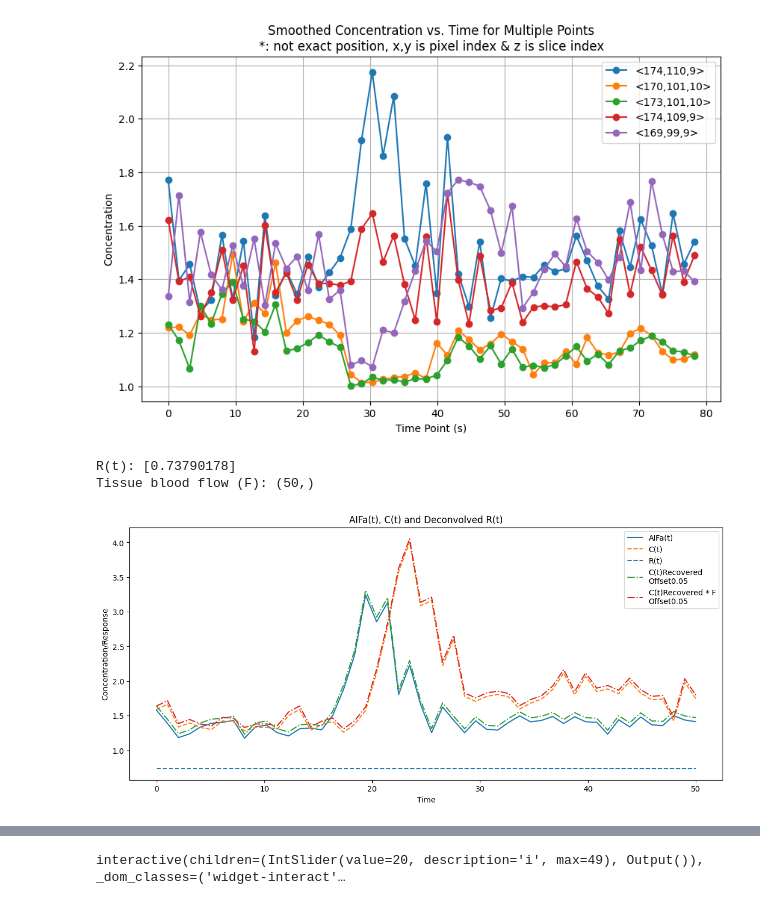
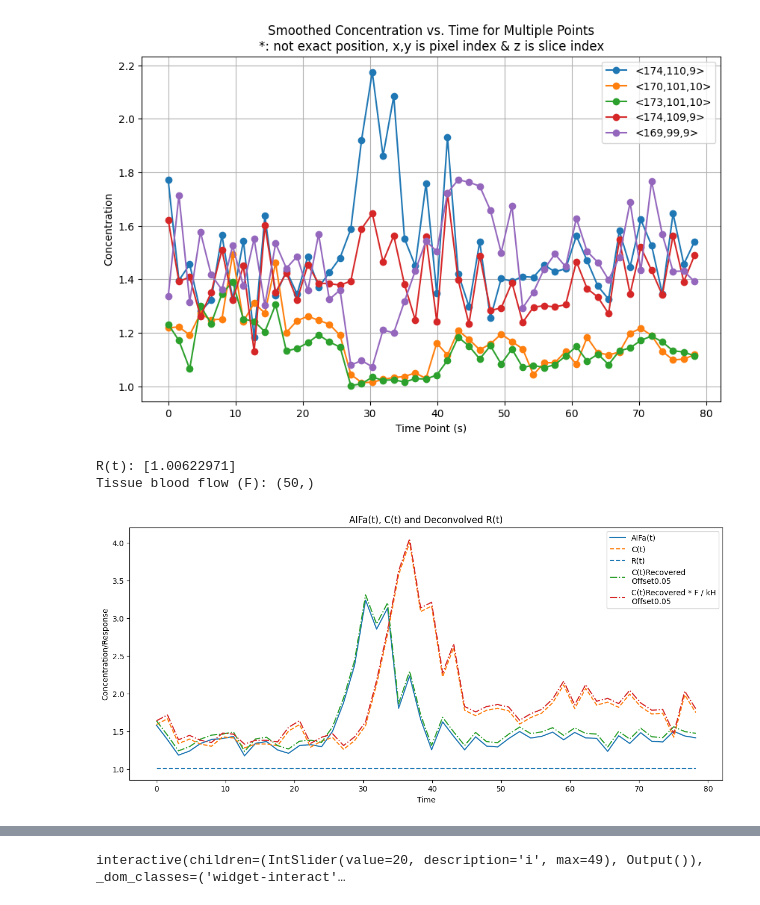
Before and after one commit to qqgjyx/MATH-Group, a Jupyter notebook: main.ipynb, the cells around one changed output, grey strips where cells are left out. Saved outputs shown, nothing was run; the diff lists cells and outputs as text; code cells hidden in the pictures.

```diff
--- a/main.ipynb
+++ b/main.ipynb
@@ -340,65 +342,63 @@ def read_point4concentration(x, y, z):
     """Read concentration data for a given point."""
     return intensity_to_concentration(image_data_sorted[50*(z-1):50*z, x, y])
 # %%
-def calculate_R_F_for_multiple_tissue_points(aif_pixel, tissue_pixel):
+def calculate_r_f(aif_concentration, tissue_concentration):
     """
     Calculate R(t) and F for multiple tissue points.
 
-    :param aif_pixel: Tuple containing the coordinates of the AIF pixel (x, y, z).
-    :param tissue_pixels: List of tuples, each containing the coordinates of a tissue pixel (x, y, z).
+    :param aif_concentration: Tuple containing the concentration of the AIF pixel (x, y, z).
+    :param tissue_concentration: Tuple containing the concentration of the tissue pixel (x, y, z).
     :return: A dictionary with tissue point coordinates as keys and (R_t, F) tuples as values.
     """
-    tissue_concentration = read_point4concentration(*tissue_pixel)
-    aif_concentration = read_point4concentration(*aif_pixel)
-
     # Define the hematocrit correction factor kH
     Ha = 0.45  # Typical arterial hematocrit
     Ht = 0.25  # Typical tissue hematocrit
     kH = (1 - Ha) / (1 - Ht)
 
     # Apply deconvolution
-    R_t, remainder = deconvolve(tissue_concentration, aif_concentration/kH)
-    F = 1 + remainder / convolve(aif_concentration/kH, R_t)
+    R_t, remainder = deconvolve(tissue_concentration, aif_concentration)
+    F = (1 + remainder / convolve(aif_concentration, R_t)) *kH
 
     return R_t, F
 
 # Example usage
 # aif_pixel = (169, 99, 9)  # AIF pixel coordinates
 # tissue_pixel = (173, 101,10)
 
 aif_pixel = (171,110,9)
 tissue_pixel = (171,108,13)
 
-R_t, F_t= calculate_R_F_for_multiple_tissue_points(aif_pixel, tissue_pixel)
+R_t, F_t= calculate_r_f(read_point4concentration(*aif_pixel),read_point4concentration(*tissue_pixel))
 
 print(f"R(t):", R_t)
 print(f"Tissue blood flow (F):", F_t.shape)
 
-time = np.linspace(0, 50, 50)
-time0 = np.linspace(0, 50, 99)
+time = read_point4time(*tissue_pixel)
 
 # Define the hematocrit correction factor kH
 Ha = 0.45  # Typical arterial hematocrit
 Ht = 0.25  # Typical tissue hematocrit
 kH = (1 - Ha) / (1 - Ht)
 
-Cr = np.convolve(read_point4concentration(*aif_pixel)/kH, R_t, mode='full')
+AIFa_t = read_point4concentration(*aif_pixel)
+C_t = read_point4concentration(*tissue_pixel)
+Cr = np.convolve(AIFa_t, R_t, mode='full')
 
 plt.figure(figsize=(14, 6))
-plt.plot(time, read_point4concentration(*aif_pixel), label='AIFa(t)')
-plt.plot(time, read_point4concentration(*tissue_pixel), label='C(t)', linestyle='--')
-plt.hlines(R_t,xmin=0,xmax=50,label='R(t)', linestyle='--')
+plt.plot(time, AIFa_t, label='AIFa(t)')
+plt.plot(time, C_t, label='C(t)', linestyle='--')
+plt.hlines(R_t, xmin=0,xmax=max(time),label='R(t)', linestyle='--')
 plt.plot(time, Cr + 0.05, label='C(t)Recovered\nOffset0.05', linestyle='-.')
-plt.plot(time, Cr * F_t + 0.05, label='C(t)Recovered * F\nOffset0.05', linestyle='-.')
+plt.plot(time, Cr * F_t / kH + 0.05, label='C(t)Recovered * F / kH\nOffset0.05', linestyle='-.')
 plt.xlabel('Time')
 plt.ylabel('Concentration/Response')
 plt.legend()
 plt.title('AIFa(t), C(t) and Deconvolved R(t)')
 plt.show()
 # %% [output]
-R(t): [0.73790178]
+R(t): [1.00622971]
 Tissue blood flow (F): (50,)
-[figure, old version]
+[figure, new version]
 # %%
 # Time array
 time = np.linspace(0, 50, 50)
```
Also changed, not shown: parts of 13 cells of this notebook.
